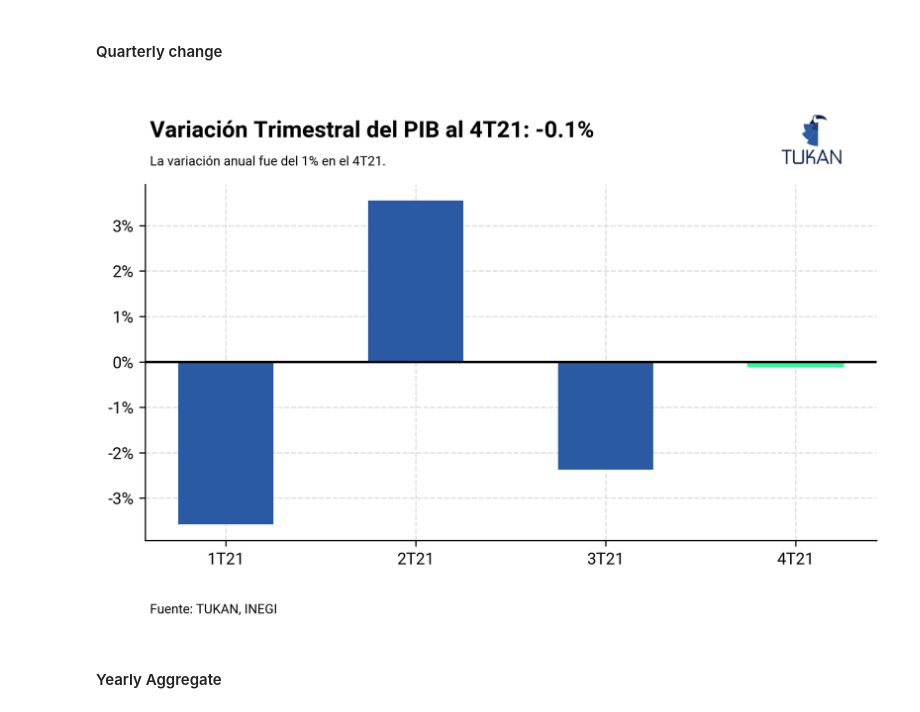
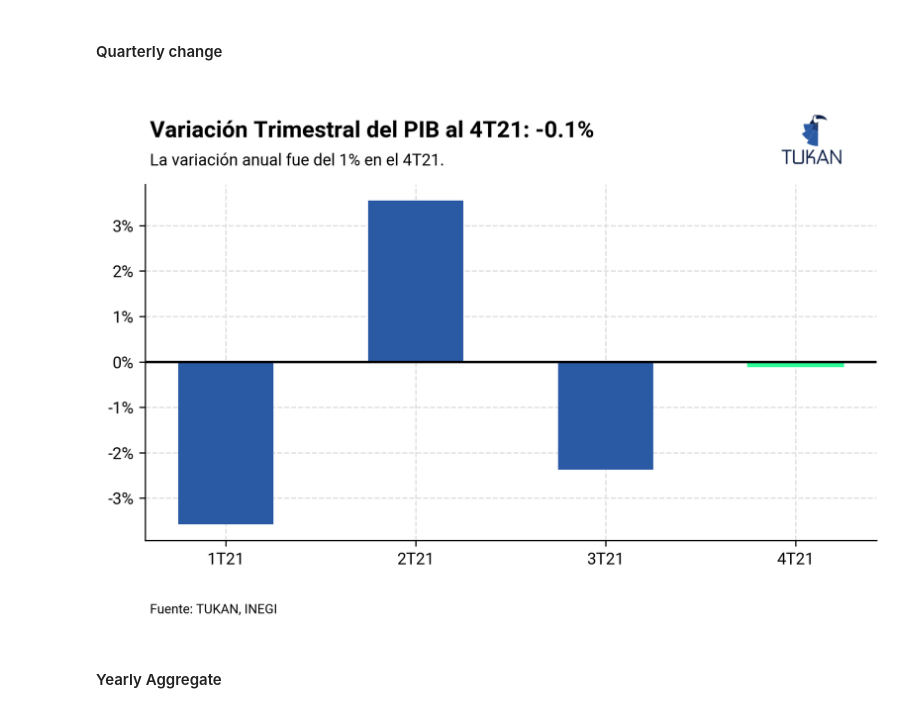
Before and after one commit to TukanMx/tukan_notebooks, a Jupyter notebook: social/social_media/pib/pib_template.ipynb, the cells around one changed output. Drawn from its saved outputs; the diff is of its cells as text; code cells hidden in the pictures.

```diff
--- a/social/social_media/pib/pib_template.ipynb
+++ b/social/social_media/pib/pib_template.ipynb
@@ -244,7 +244,7 @@ fig.text(
     0.13,
     0.92,
     "La variación anual fue del 1% en el 4T21.",
-    size=8
+    size=10
 )
 # Add footer
 fig.text(0.13, -0.03, "Fuente: TUKAN, INEGI", fontsize=8)
@@ -255,34 +255,34 @@ fig.text(0.13, -0.03, "Fuente: TUKAN, INEGI", fontsize=8)
 #     dpi=300,
 #     bbox_inches="tight",
 #     # facecolor="white",
 #     edgecolor="none",
 #     transparent=True,
 # )
 
 tukan_im = image.imread(module_path + "\\assets\\logo\\logo192.png")
 newax = fig.add_axes([0.72, .88, 0.16, 0.19], anchor="NE", zorder=1)
 newax.imshow(tukan_im)
 newax.axis("off")
 
 plt.savefig(
     "plots/gdp_bar_logo.png",
     dpi=300,
     bbox_inches="tight",
     # facecolor="white",
     edgecolor="none",
     transparent=True,
 )
 
 plt.savefig(
     "plots/gdp_bar_white_logo.png",
     dpi=300,
     bbox_inches="tight",
     facecolor="white",
     edgecolor="none",
     transparent=False,
 )
 # %% [output]
-[figure, old version]
+[figure, new version]
 # %% [markdown]
 #### Yearly Aggregate
 # %% [markdown]
```
Also changed, not shown: parts of 3 cells of this notebook.
